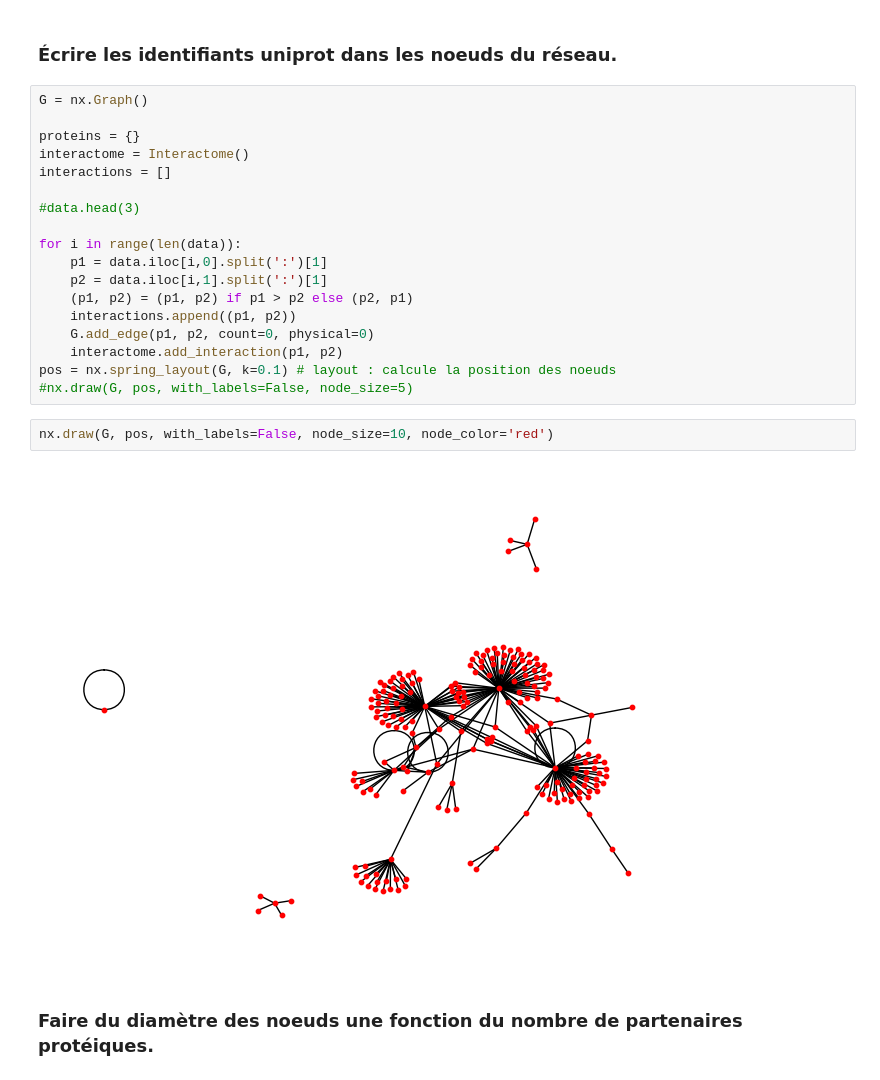
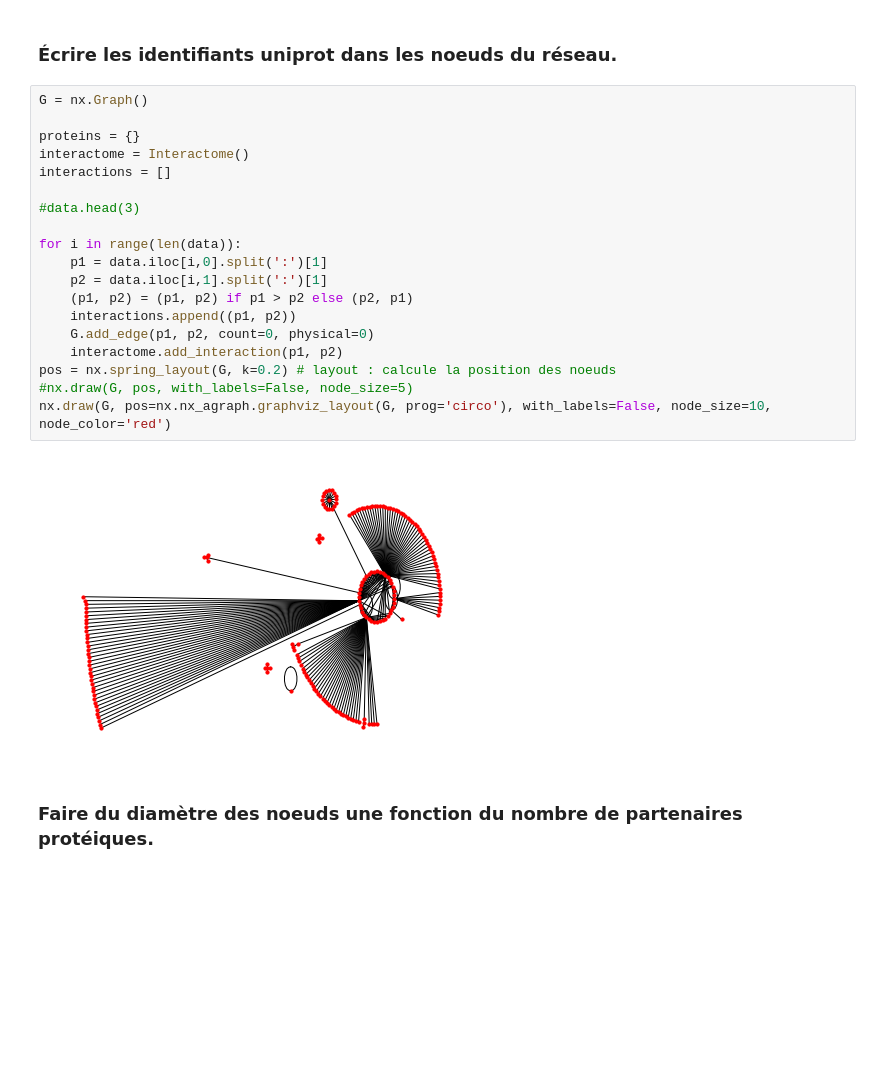
Before and after one commit to gnoiret/VDB_jupyter, a Jupyter notebook: exercices/TP5.ipynb, the cells around one changed output. Drawn from its saved outputs; the diff is of its cells as text; blank space fills up the shorter version.

```diff
--- a/exercices/TP5.ipynb
+++ b/exercices/TP5.ipynb
@@ -138,25 +138,24 @@ print('Interactions:', interactions[:3])
 # %%
 G = nx.Graph()
 
 proteins = {}
 interactome = Interactome()
 interactions = []
 
 #data.head(3)
 
 for i in range(len(data)):
     p1 = data.iloc[i,0].split(':')[1]
     p2 = data.iloc[i,1].split(':')[1]
     (p1, p2) = (p1, p2) if p1 > p2 else (p2, p1)
     interactions.append((p1, p2))
     G.add_edge(p1, p2, count=0, physical=0)
     interactome.add_interaction(p1, p2)
-pos = nx.spring_layout(G, k=0.1) # layout : calcule la position des noeuds
+pos = nx.spring_layout(G, k=0.2) # layout : calcule la position des noeuds
 #nx.draw(G, pos, with_labels=False, node_size=5)
+nx.draw(G, pos=nx.nx_agraph.graphviz_layout(G, prog='circo'), with_labels=False, node_size=10, node_color='red')
+# %% [output]
+[figure, added]
-# %%
-nx.draw(G, pos, with_labels=False, node_size=10, node_color='red')
-# %% [output]
-[figure, removed]
 # %% [markdown]
 ### Faire du diamètre des noeuds une fonction du nombre de partenaires protéiques.
 # %% [markdown]
```
Also changed, not shown: parts of 7 cells of this notebook, 5 other files.
